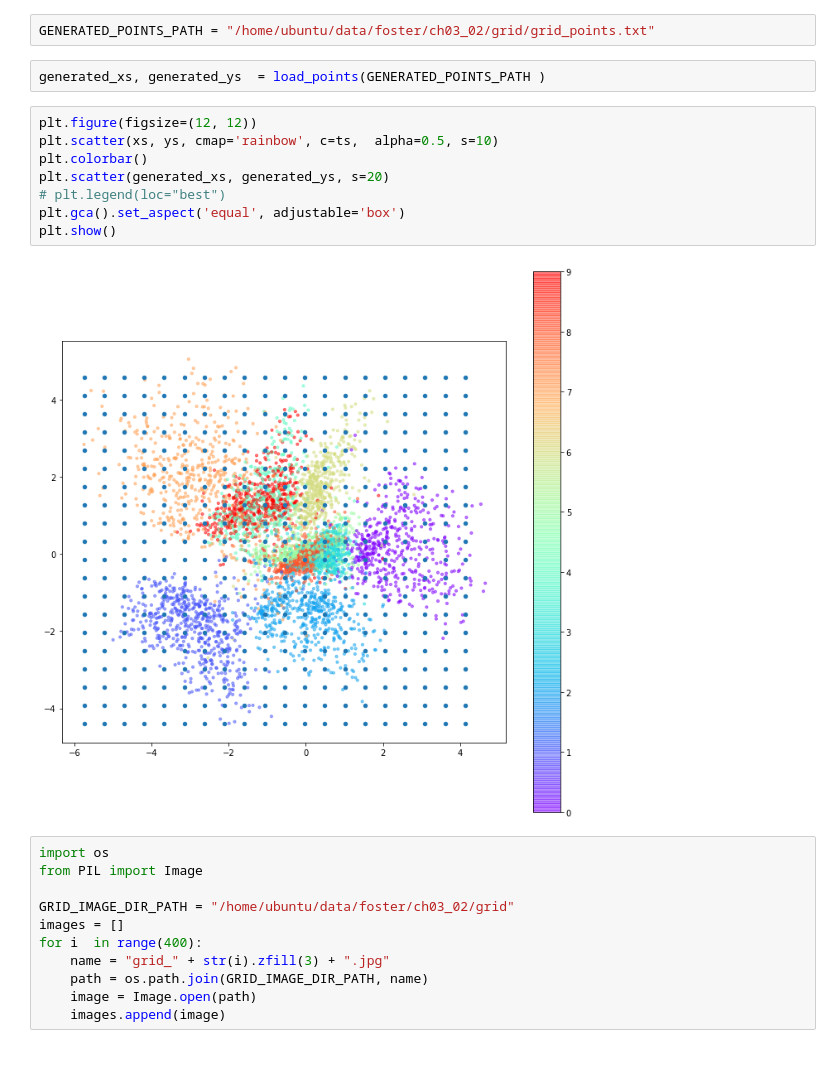
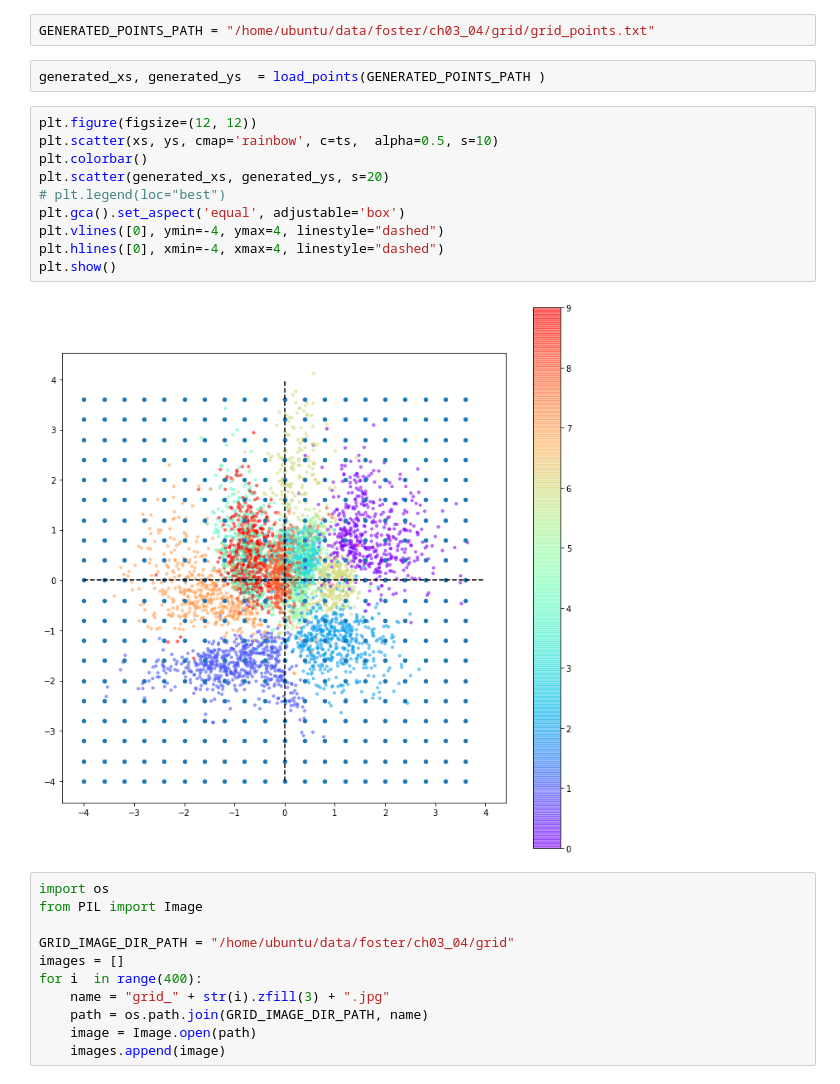
Before and after one commit to seiya-kumada/foster_cpp, a Jupyter notebook: ch_03_02/display.ipynb, the cells around one changed output. Saved outputs shown, nothing was run; the diff lists cells and outputs as text.

```diff
--- a/ch_03_02/display.ipynb
+++ b/ch_03_02/display.ipynb
@@ -44,22 +47,24 @@ plt.show()
 # %%
-GENERATED_POINTS_PATH = "/home/ubuntu/data/foster/ch03_02/grid/grid_points.txt"
+GENERATED_POINTS_PATH = "/home/ubuntu/data/foster/ch03_04/grid/grid_points.txt"
 # %%
 generated_xs, generated_ys  = load_points(GENERATED_POINTS_PATH )
 # %%
 plt.figure(figsize=(12, 12))
 plt.scatter(xs, ys, cmap='rainbow', c=ts,  alpha=0.5, s=10)
 plt.colorbar()
 plt.scatter(generated_xs, generated_ys, s=20)
 # plt.legend(loc="best")
 plt.gca().set_aspect('equal', adjustable='box')
+plt.vlines([0], ymin=-4, ymax=4, linestyle="dashed")
+plt.hlines([0], xmin=-4, xmax=4, linestyle="dashed")
 plt.show()
 # %% [output]
-[figure, old version]
+[figure, new version]
 # %%
 import os
 from PIL import Image
 
-GRID_IMAGE_DIR_PATH = "/home/ubuntu/data/foster/ch03_02/grid"
+GRID_IMAGE_DIR_PATH = "/home/ubuntu/data/foster/ch03_04/grid"
 images = []
 for i  in range(400):
     name = "grid_" + str(i).zfill(3) + ".jpg"
```
Also changed, not shown: parts of 3 cells of this notebook, 6 other files.
